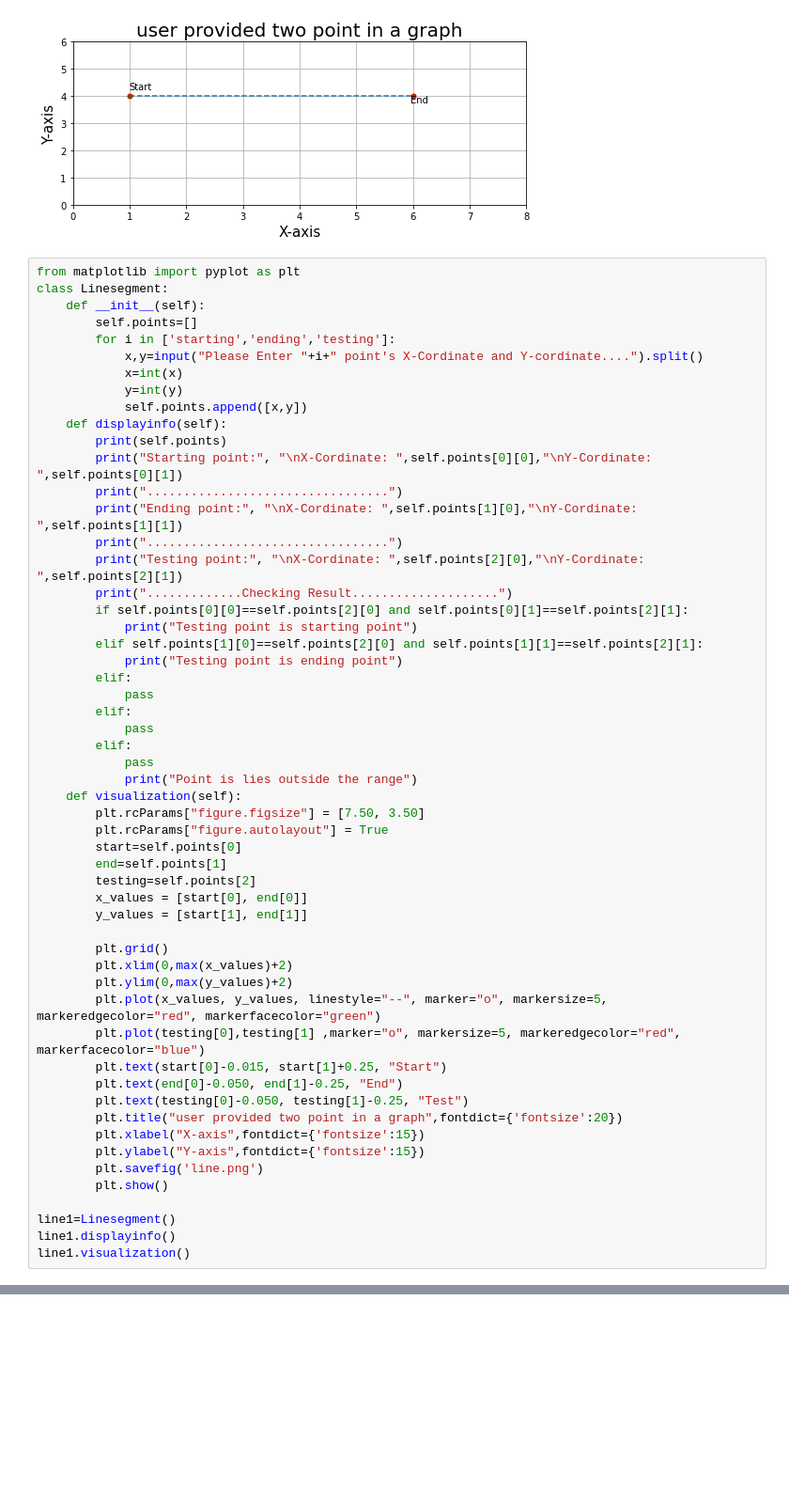
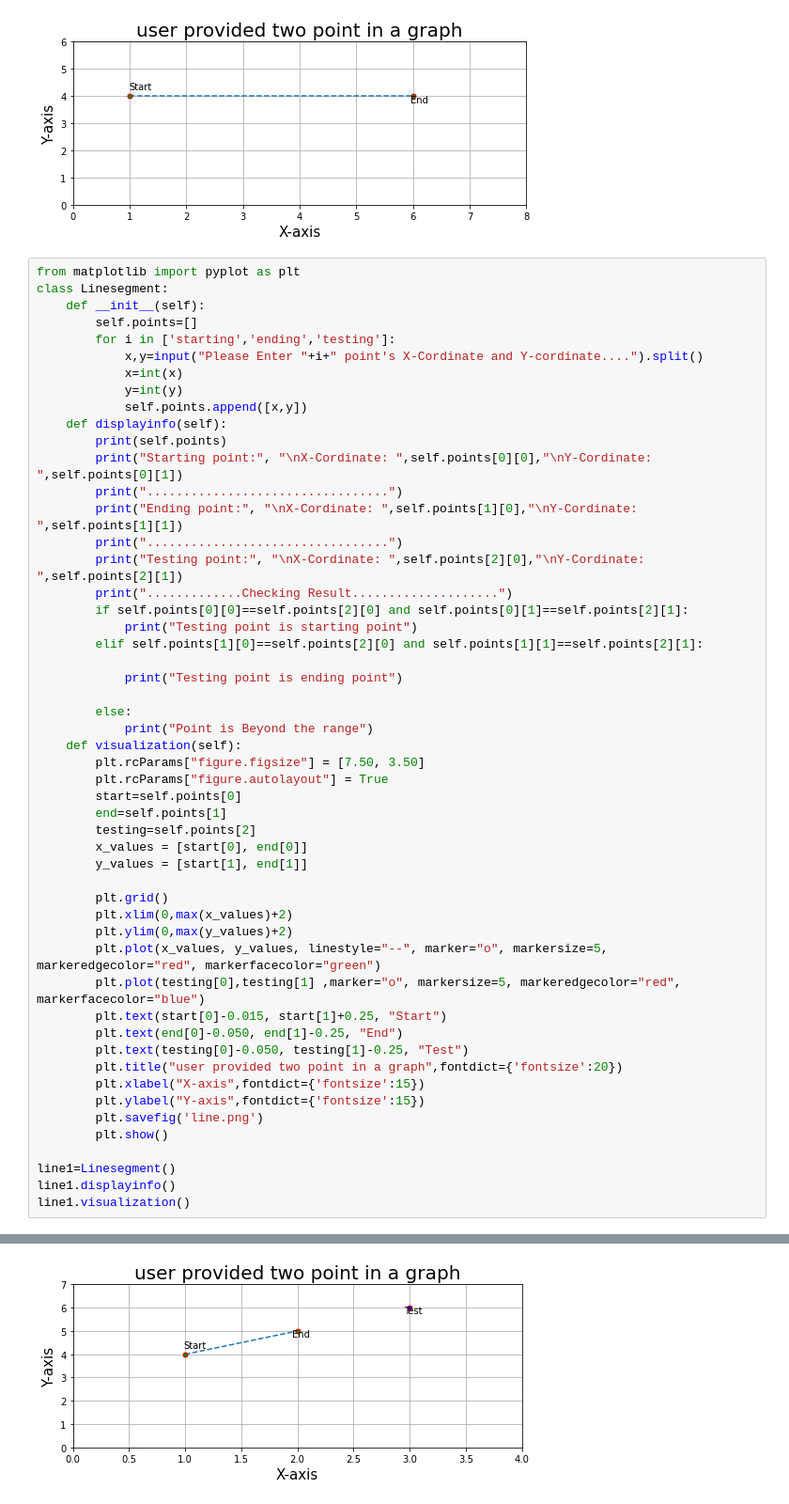
Before and after one commit to sudhankandel/CG-lab, a Jupyter notebook: Lab -1,2,3,4,5.ipynb, the cells around one changed output, grey strips where cells are left out. Shown: that part at 94% size. Saved outputs shown, nothing was run; the diff lists cells and outputs as text; blank space fills up the shorter version.

```diff
--- a/Lab -1,2,3,4,5.ipynb
+++ b/Lab -1,2,3,4,5.ipynb
@@ -92,14 +92,11 @@ class Linesegment:
         if self.points[0][0]==self.points[2][0] and self.points[0][1]==self.points[2][1]:
             print("Testing point is starting point")
         elif self.points[1][0]==self.points[2][0] and self.points[1][1]==self.points[2][1]:
+
             print("Testing point is ending point")
-        elif:
-            pass
-        elif:
-            pass
-        elif:
-            pass
-            print("Point is lies outside the range")
+
+        else:
+            print("Point is Beyond the range")
     def visualization(self):
         plt.rcParams["figure.figsize"] = [7.50, 3.50]
         plt.rcParams["figure.autolayout"] = True
@@ -130,0 +144 @@ SyntaxError: invalid syntax (2044770846.py, line 22)
+[figure, added]
```
Also changed, not shown: parts of 7 cells of this notebook, 1 other file.
